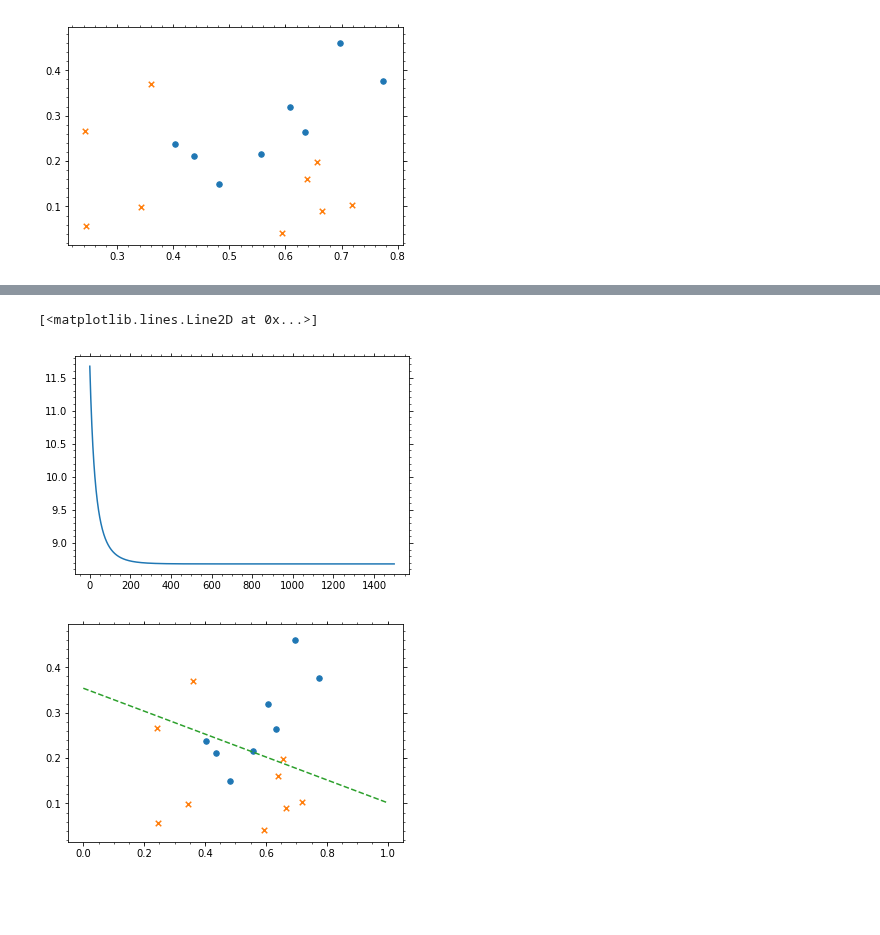
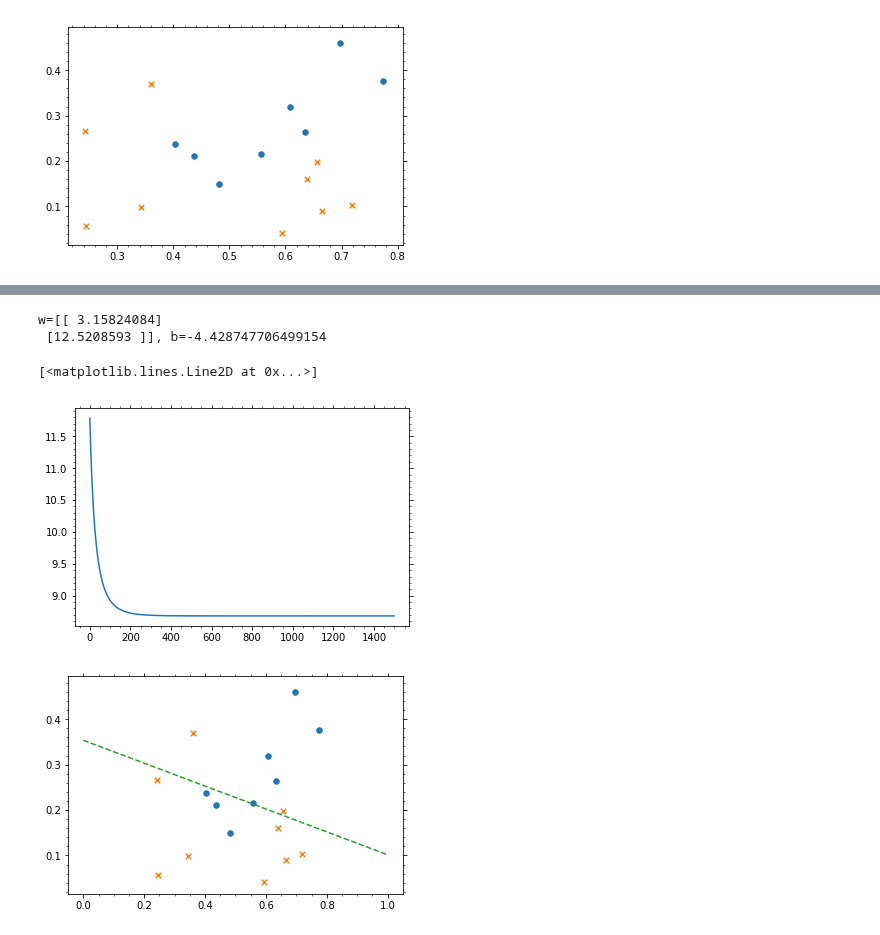
Before and after one commit to szqtc/MyMachineLearningNotes, a Jupyter notebook: 1_LinearModel.ipynb, the cells around one changed output, grey strips where cells are left out. Drawn from its saved outputs; the diff is of its cells as text; code cells hidden in the pictures; blank space fills up the shorter version.

```diff
--- a/1_LinearModel.ipynb
+++ b/1_LinearModel.ipynb
@@ -395,7 +467,7 @@ R2=83.8400%
 `linear_model`中的`Ridge`和`Lasso`类分别对应于岭回归和LASSO，其中`alpha`=1/C。另外，`RidgeCV`和`LassoCV`能够通过留一交叉验证获得泛化性能最好的正则化系数。
 # %%
 lin3 = linear_model.Ridge(alpha=1.) # alpha=1/C
-lin3.fit(X_lb2[:, 1:], y)
+lin3.fit(X_train_lb2, y_train)
 print('b={}, w={}'.format(lin3.intercept_, lin3.coef_)) # b, w
 # %% [output]
 b=[1.10252957], w=[[ 1.03746549  0.75820946  0.50549731  0.32561311  0.20343687  0.12178762
@@ -746,5 +842,17 @@ $J({\bf w}) = -\sum_{i=1}^{m} [ y_i \ln p_i + (1-y_i) \ln (1-p_i) ]$，$y_i \in
 LR也可以从GLM中导出：
 对于二分类问题，$y \in \{ 0, 1 \}$，假设其满足伯努利分布。而伯努利分布的概率质量函数为$P(y; p) = p^y (1-p)^{1-y} = \exp \left [y \ln (p/(1-p)) + \ln (1-p) \right]$，所以它是指数分布族，且有$T(y)=y$，$b(y)=1$，及$a(\eta)=\ln(1-p)$。
 GLM要求$\eta=\ln (p/(1-p))={\bf w}^T {\bf x}$，联系函数为$g(y)=E[y; \eta]=p=1/(1+e^{-\eta})$。由此可得LR模型。
+# %%
+def logistic(x):
+    """
+    Parameters
+    ------------
+    x : numpy array
+
+    Returns
+    --------
+    y=logistic(x) : numpy array
+    """
+    return 1./(1.+np.exp(-x))
 # %%
 # Logistc function
@@ -763,9 +962,9 @@ ax3.plot([-10., 10.], [0.5, 0.5], ls='--', c='0.7')
 #!cat datasets/wm3alpha.dat
 # %%
 raw_data2 = np.loadtxt('datasets/wm3alpha.dat')
-X2 = raw_data2[:, 1:-1]
-y2 = raw_data2[:, -1:]
-print(X2.shape, y2.shape)
+X2_train = raw_data2[:, 1:-1]
+y2_train = raw_data2[:, -1:]
+print(X2_train.shape, y2_train.shape)
 # %% [output]
 (17, 2) (17, 1)
 # %%
@@ -851,9 +977,17 @@ for i in range(nepoch):
+# %%
+# run a logistic regression algorithm
+logi = logistic_regressor()
+logi.fit(X2_train, y2_train, learning_rate=0.35, nepoch=1500)
+print('w={}, b={}'.format(logi.w_, logi.b_))
+# %% [output]
+w=[[ 3.15824084]
+ [12.5208593 ]], b=-4.428747706499154
 # %%
 # learning curve
 fg1, ax1 = plt.subplots()
-ax1.plot(losses)
+ax1.plot(logi.losses)
 # %% [output]
 [<matplotlib.lines.Line2D at 0x...>]
-[figure, old version]
+[figure, new version]
 # %%
 # decision boundary
```
Also changed, not shown: parts of 77 cells of this notebook, 5 other files.
